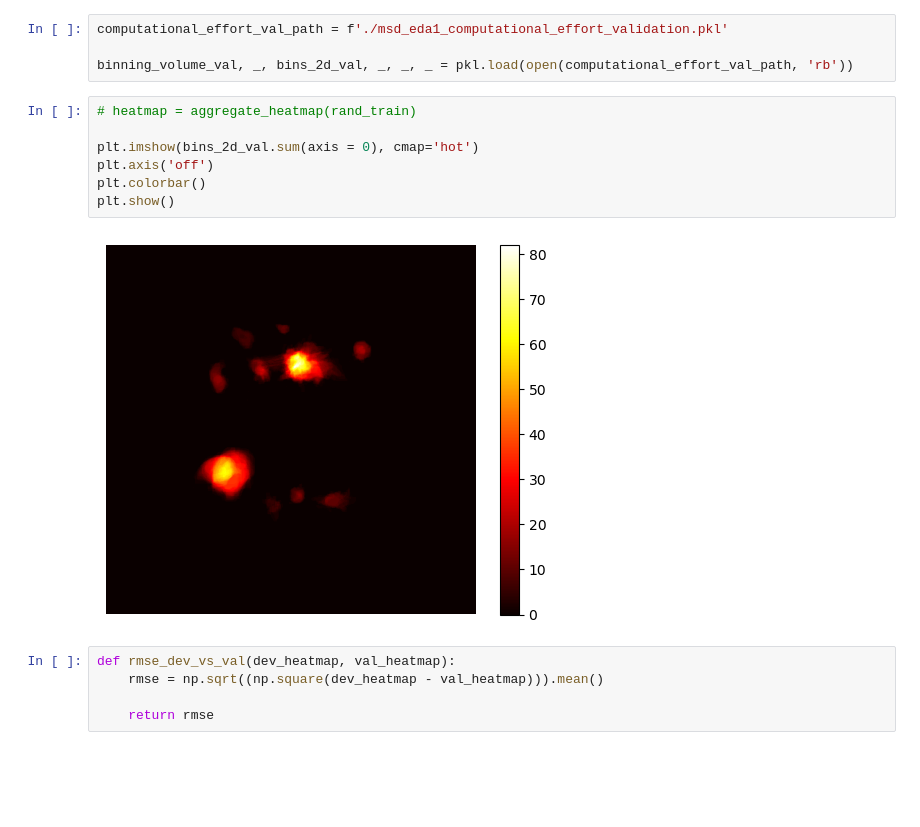
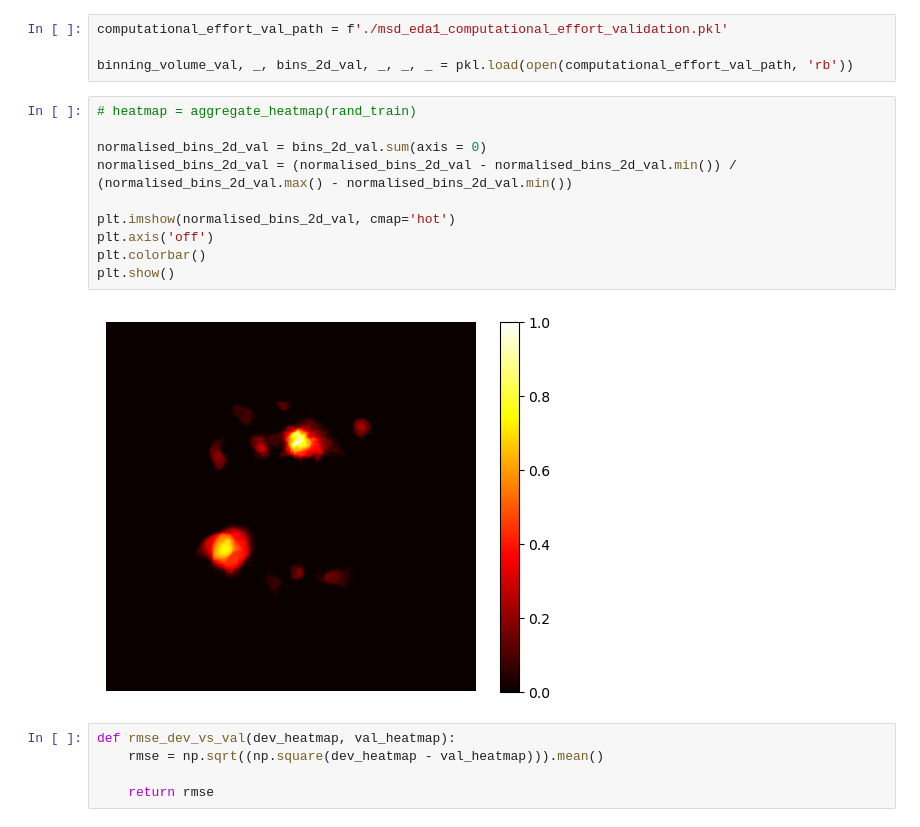
Before and after one commit to Chiru-CatalinMihail/Hackathon_Enfield, a Jupyter notebook: train_dev_split_hyperparam_analysis.ipynb, the cells around one changed output. Drawn from its saved outputs; the diff is of its cells as text; blank space fills up the shorter version.

```diff
--- a/train_dev_split_hyperparam_analysis.ipynb
+++ b/train_dev_split_hyperparam_analysis.ipynb
@@ -147,12 +151,15 @@ binning_volume_val, _, bins_2d_val, _, _, _ = pkl.load(open(computational_effort
 # %%
 # heatmap = aggregate_heatmap(rand_train)
 
-plt.imshow(bins_2d_val.sum(axis = 0), cmap='hot')
+normalised_bins_2d_val = bins_2d_val.sum(axis = 0)
+normalised_bins_2d_val = (normalised_bins_2d_val - normalised_bins_2d_val.min()) / (normalised_bins_2d_val.max() - normalised_bins_2d_val.min())
+
+plt.imshow(normalised_bins_2d_val, cmap='hot')
 plt.axis('off')
 plt.colorbar()
 plt.show()
 # %% [output]
-[figure, old version]
+[figure, new version]
 # %%
 def rmse_dev_vs_val(dev_heatmap, val_heatmap):
     rmse = np.sqrt((np.square(dev_heatmap - val_heatmap))).mean()
```
Also changed, not shown: parts of 22 cells of this notebook.
